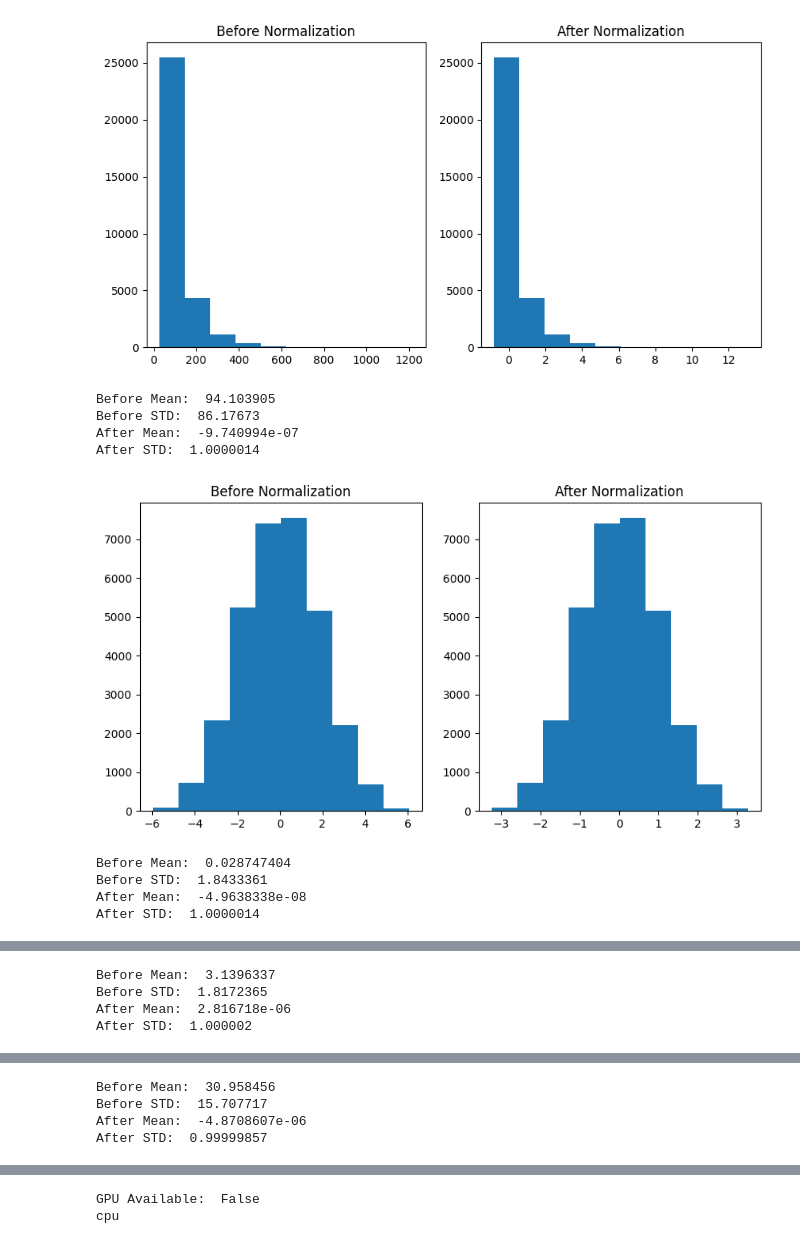
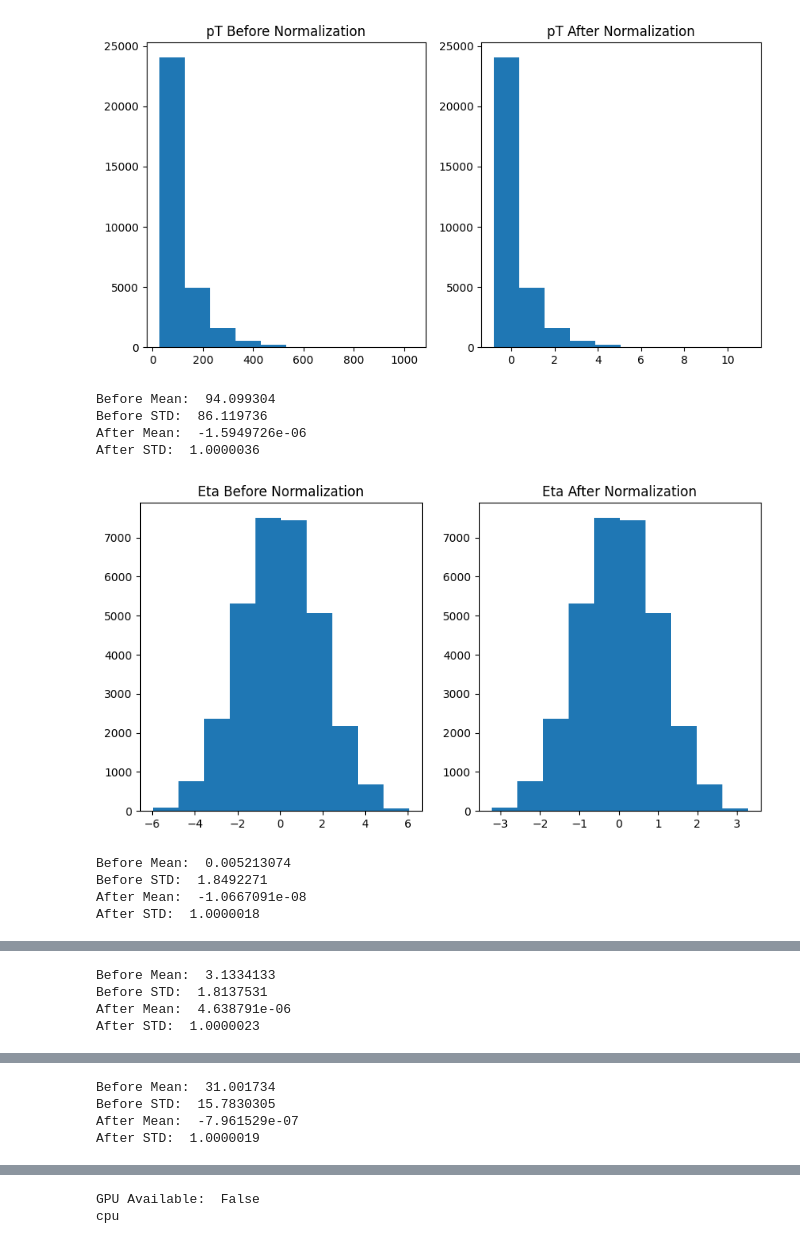
Before and after one commit to LukeV37/Pileup_Project, a Jupyter notebook: analysis/Zprime_Classifier.ipynb, the cells around one changed output, grey strips where cells are left out. Saved outputs shown, nothing was run; the diff lists cells and outputs as text; code cells hidden in the pictures.

```diff
--- a/analysis/Zprime_Classifier.ipynb
+++ b/analysis/Zprime_Classifier.ipynb
@@ -76,43 +76,44 @@ X_train_means = np.mean(X_train_raw.reshape(-1,5),0)
 X_train_stds = np.std(X_train_raw.reshape(-1,5),0)
 # Do not apply mean and std to pufr
 X_train_means[-1]=0
 X_train_stds[-1]=1
 
 # Normalize dataset
 X_train_norm = np.divide(np.subtract(X_train_raw,X_train_means),X_train_stds)
 X_val_norm = np.divide(np.subtract(X_val_raw,X_train_means),X_train_stds)
 X_test_norm = np.divide(np.subtract(X_test_raw,X_train_means),X_train_stds)
 
 # Validation plots
-for i in range(5):
+var_list = ['pT','Eta','Phi','Mass','PU Fraction']
+for i in range(len(var_list)):
     fig, (ax1, ax2) = plt.subplots(1, 2, figsize=(10, 5))
     var1 = X_train_raw[:,:,i].flatten()
     ax1.hist(var1)
-    ax1.set_title("Before Normalization")
+    ax1.set_title(var_list[i]+" Before Normalization")
     var2 = X_train_norm[:,:,i].flatten()
     ax2.hist(var2)
-    ax2.set_title("After Normalization")
+    ax2.set_title(var_list[i]+" After Normalization")
     plt.show()
     print("Before Mean: ", np.mean(var1))
     print("Before STD: ", np.std(var1))
     print("After Mean: ", np.mean(var2))
     print("After STD: ", np.std(var2))
 
 # Convert to torch.Tensor()
 X_train = torch.Tensor(X_train_norm)
 y_train = torch.Tensor(y_train)
 X_val = torch.Tensor(X_val_norm)
 y_val = torch.Tensor(y_val)
 X_test = torch.Tensor(X_test_norm)
 y_test = torch.Tensor(y_test)
 # %% [output]
-[figure, old version]
+[figure, new version]
-Before Mean:  94.103905
-Before STD:  86.17673
-After Mean:  -9.740994e-07
-After STD:  1.0000014
+Before Mean:  94.099304
+Before STD:  86.119736
+After Mean:  -1.5949726e-06
+After STD:  1.0000036
-[figure, old version]
+[figure, new version]
-Before Mean:  0.028747404
-Before STD:  1.8433361
-After Mean:  -4.9638338e-08
-After STD:  1.0000014
+Before Mean:  0.005213074
+Before STD:  1.8492271
+After Mean:  -1.0667091e-08
+After STD:  1.0000018
@@ -120,4 +121,4 @@ After STD:  1.0000014
-Before Mean:  3.1396337
-Before STD:  1.8172365
-After Mean:  2.816718e-06
-After STD:  1.000002
+Before Mean:  3.1334133
+Before STD:  1.8137531
+After Mean:  4.638791e-06
+After STD:  1.0000023
@@ -125,4 +126,4 @@ After STD:  1.000002
-Before Mean:  30.958456
-Before STD:  15.707717
-After Mean:  -4.8708607e-06
-After STD:  0.99999857
+Before Mean:  31.001734
+Before STD:  15.7830305
+After Mean:  -7.961529e-07
+After STD:  1.0000019
```
Also changed, not shown: parts of 4 cells of this notebook.
